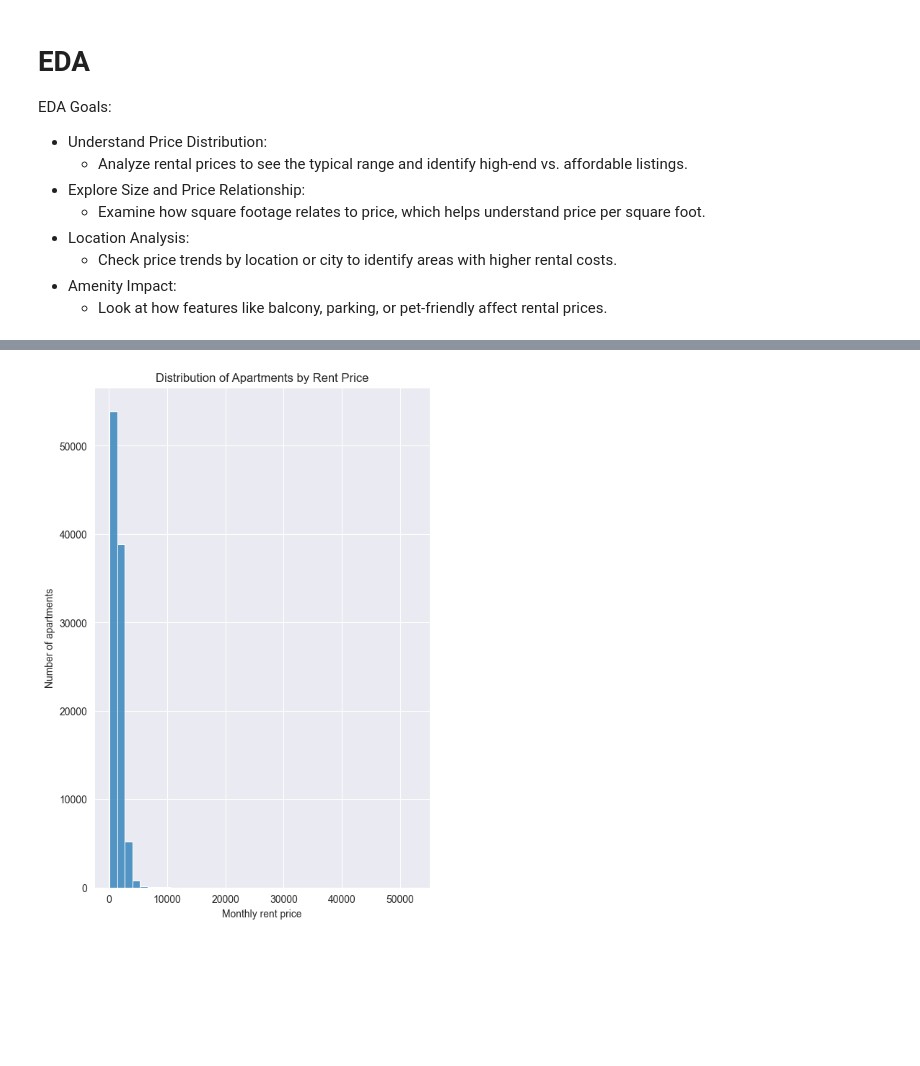
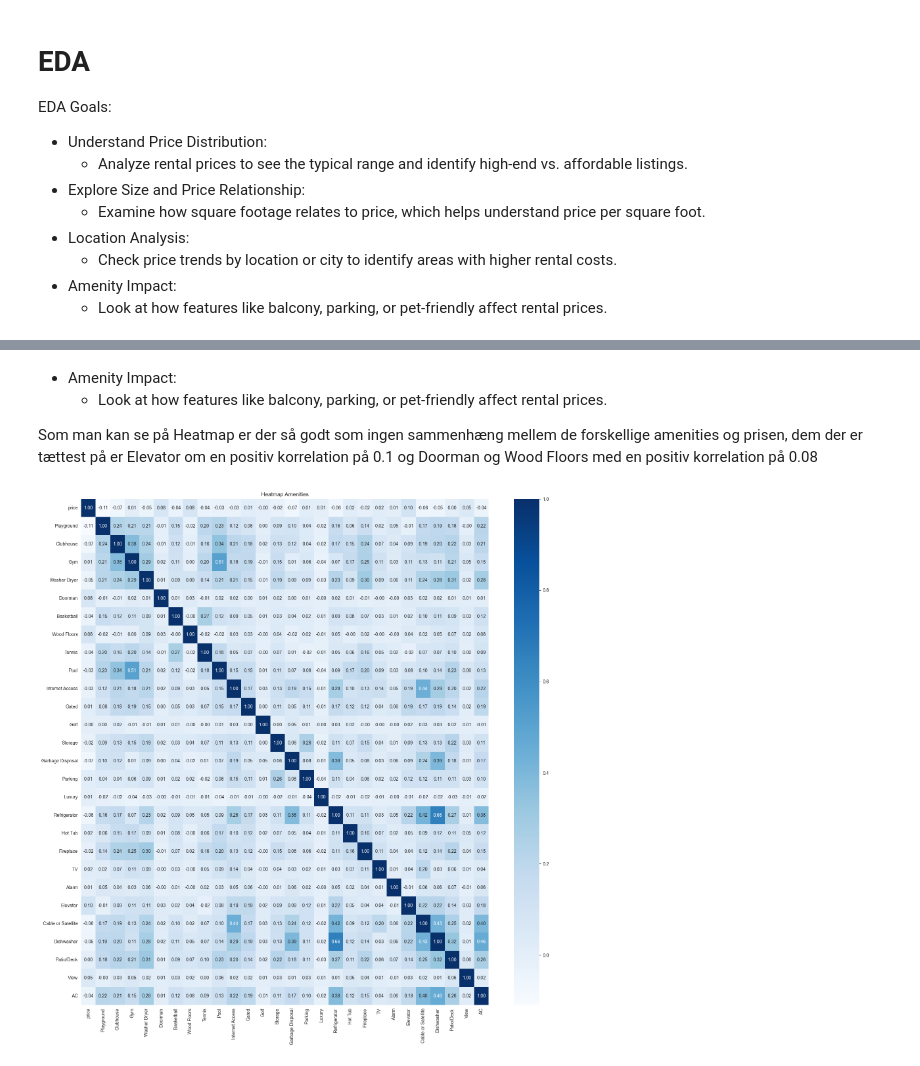
Before and after one commit to Mathias1997/Projekt-Rentprice, a Jupyter notebook: rent_price_exam.ipynb, the cells around one changed output, grey strips where cells are left out. Drawn from its saved outputs; the diff is of its cells as text; code cells hidden in the pictures; blank space fills up the shorter version.

```diff
--- a/rent_price_exam.ipynb
+++ b/rent_price_exam.ipynb
@@ -541,9 +546,17 @@ plt.show()
-# %%
-plt.figure(figsize=(6,9))
-sns.histplot(data=data, x='price', bins=40, kde=False)
-plt.xlabel("Monthly rent price")
-plt.ylabel("Number of apartments")
-plt.title("Distribution of Apartments by Rent Price")
-plt.show()
-# %% [output]
-[figure, removed]
+# %% [markdown]
+- Amenity Impact:
+	- Look at how features like balcony, parking, or pet-friendly affect rental prices.
+
+Som man kan se på Heatmap er der så godt som ingen sammenhæng mellem de forskellige amenities og prisen, dem der er tættest på er Elevator om en positiv korrelation på 0.1 og Doorman og Wood Floors med en positiv korrelation på 0.08
+# %%
+Amenities_Price_corr = data[['price','Playground', 'Clubhouse', 'Gym', 'Washer Dryer', 'Doorman',
+       'Basketball', 'Wood Floors', 'Tennis', 'Pool', 'Internet Access',
+       'Gated', 'Golf', 'Storage', 'Garbage Disposal', 'Parking', 'Luxury',
+       'Refrigerator', 'Hot Tub', 'Fireplace', 'TV', 'Alarm', 'Elevator',
+       'Cable or Satellite', 'Dishwasher', 'Patio/Deck', 'View', 'AC']].corr()
+plt.figure(figsize=(20,20))
+sns.heatmap(Amenities_Price_corr,annot=True, cmap='Blues', fmt='.2f')
+plt.title("Heatmap Amenities")
+plt.show()
+# %% [output]
+[figure, added]
```
Also changed, not shown: parts of 18 cells of this notebook.
